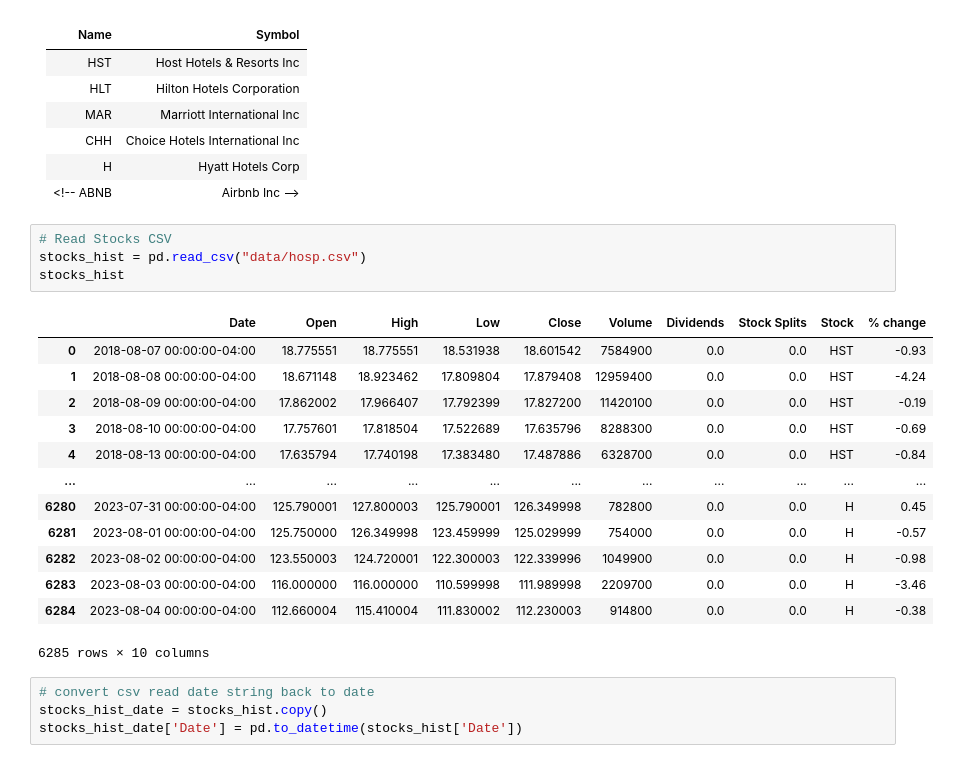
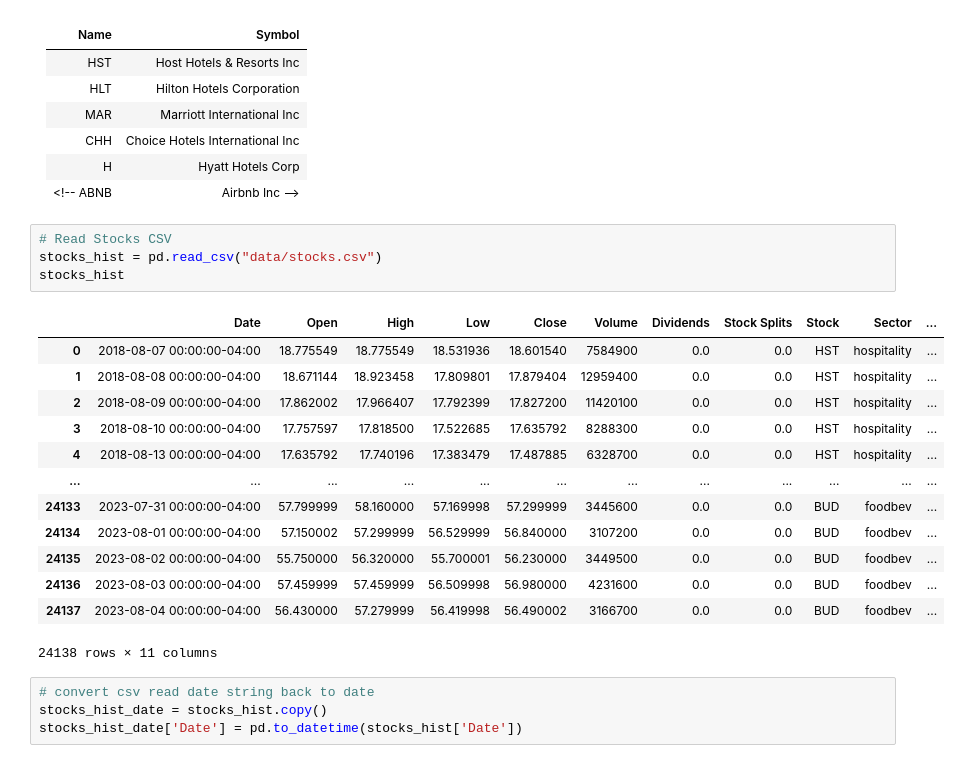
Before and after one commit to desireetrevino/Project1_Team2, a Jupyter notebook: hosp.ipynb, the cells around one changed output. Drawn from its saved outputs; the diff is of its cells as text.

```diff
--- a/hosp.ipynb
+++ b/hosp.ipynb
@@ -24,22 +37,22 @@ H | Hyatt Hotels Corp
 <!-- ABNB | Airbnb Inc -->
 # %%
 # Read Stocks CSV
-stocks_hist = pd.read_csv("data/hosp.csv")
+stocks_hist = pd.read_csv("data/stocks.csv")
 stocks_hist
 # %% [output]
-|  | Date | Open | High | Low | Close | Volume | Dividends | Stock Splits | Stock | % change |
-| 0 | 2018-08-07 00:00:00-04:00 | 18.775551 | 18.775551 | 18.531938 | 18.601542 | 7584900 | 0.0 | 0.0 | HST | -0.93 |
-| 1 | 2018-08-08 00:00:00-04:00 | 18.671148 | 18.923462 | 17.809804 | 17.879408 | 12959400 | 0.0 | 0.0 | HST | -4.24 |
-| 2 | 2018-08-09 00:00:00-04:00 | 17.862002 | 17.966407 | 17.792399 | 17.827200 | 11420100 | 0.0 | 0.0 | HST | -0.19 |
-| 3 | 2018-08-10 00:00:00-04:00 | 17.757601 | 17.818504 | 17.522689 | 17.635796 | 8288300 | 0.0 | 0.0 | HST | -0.69 |
-| 4 | 2018-08-13 00:00:00-04:00 | 17.635794 | 17.740198 | 17.383480 | 17.487886 | 6328700 | 0.0 | 0.0 | HST | -0.84 |
-| ... | ... | ... | ... | ... | ... | ... | ... | ... | ... | ... |
-| 6280 | 2023-07-31 00:00:00-04:00 | 125.790001 | 127.800003 | 125.790001 | 126.349998 | 782800 | 0.0 | 0.0 | H | 0.45 |
-| 6281 | 2023-08-01 00:00:00-04:00 | 125.750000 | 126.349998 | 123.459999 | 125.029999 | 754000 | 0.0 | 0.0 | H | -0.57 |
-| 6282 | 2023-08-02 00:00:00-04:00 | 123.550003 | 124.720001 | 122.300003 | 122.339996 | 1049900 | 0.0 | 0.0 | H | -0.98 |
-| 6283 | 2023-08-03 00:00:00-04:00 | 116.000000 | 116.000000 | 110.599998 | 111.989998 | 2209700 | 0.0 | 0.0 | H | -3.46 |
-| 6284 | 2023-08-04 00:00:00-04:00 | 112.660004 | 115.410004 | 111.830002 | 112.230003 | 914800 | 0.0 | 0.0 | H | -0.38 |
+|  | Date | Open | High | Low | Close | Volume | Dividends | Stock Splits | Stock | Sector | ... |
+| 0 | 2018-08-07 00:00:00-04:00 | 18.775549 | 18.775549 | 18.531936 | 18.601540 | 7584900 | 0.0 | 0.0 | HST | hospitality | ... |
+| 1 | 2018-08-08 00:00:00-04:00 | 18.671144 | 18.923458 | 17.809801 | 17.879404 | 12959400 | 0.0 | 0.0 | HST | hospitality | ... |
+| 2 | 2018-08-09 00:00:00-04:00 | 17.862002 | 17.966407 | 17.792399 | 17.827200 | 11420100 | 0.0 | 0.0 | HST | hospitality | ... |
+| 3 | 2018-08-10 00:00:00-04:00 | 17.757597 | 17.818500 | 17.522685 | 17.635792 | 8288300 | 0.0 | 0.0 | HST | hospitality | ... |
+| 4 | 2018-08-13 00:00:00-04:00 | 17.635792 | 17.740196 | 17.383479 | 17.487885 | 6328700 | 0.0 | 0.0 | HST | hospitality | ... |
+| ... | ... | ... | ... | ... | ... | ... | ... | ... | ... | ... | ... |
+| 24133 | 2023-07-31 00:00:00-04:00 | 57.799999 | 58.160000 | 57.169998 | 57.299999 | 3445600 | 0.0 | 0.0 | BUD | foodbev | ... |
+| 24134 | 2023-08-01 00:00:00-04:00 | 57.150002 | 57.299999 | 56.529999 | 56.840000 | 3107200 | 0.0 | 0.0 | BUD | foodbev | ... |
+| 24135 | 2023-08-02 00:00:00-04:00 | 55.750000 | 56.320000 | 55.700001 | 56.230000 | 3449500 | 0.0 | 0.0 | BUD | foodbev | ... |
+| 24136 | 2023-08-03 00:00:00-04:00 | 57.459999 | 57.459999 | 56.509998 | 56.980000 | 4231600 | 0.0 | 0.0 | BUD | foodbev | ... |
+| 24137 | 2023-08-04 00:00:00-04:00 | 56.430000 | 57.279999 | 56.419998 | 56.490002 | 3166700 | 0.0 | 0.0 | BUD | foodbev | ... |
-6285 rows × 10 columns
+24138 rows × 11 columns
 # %%
 # convert csv read date string back to date
 stocks_hist_date = stocks_hist.copy()
```
Also changed, not shown: parts of 19 cells of this notebook, 4 other files.
